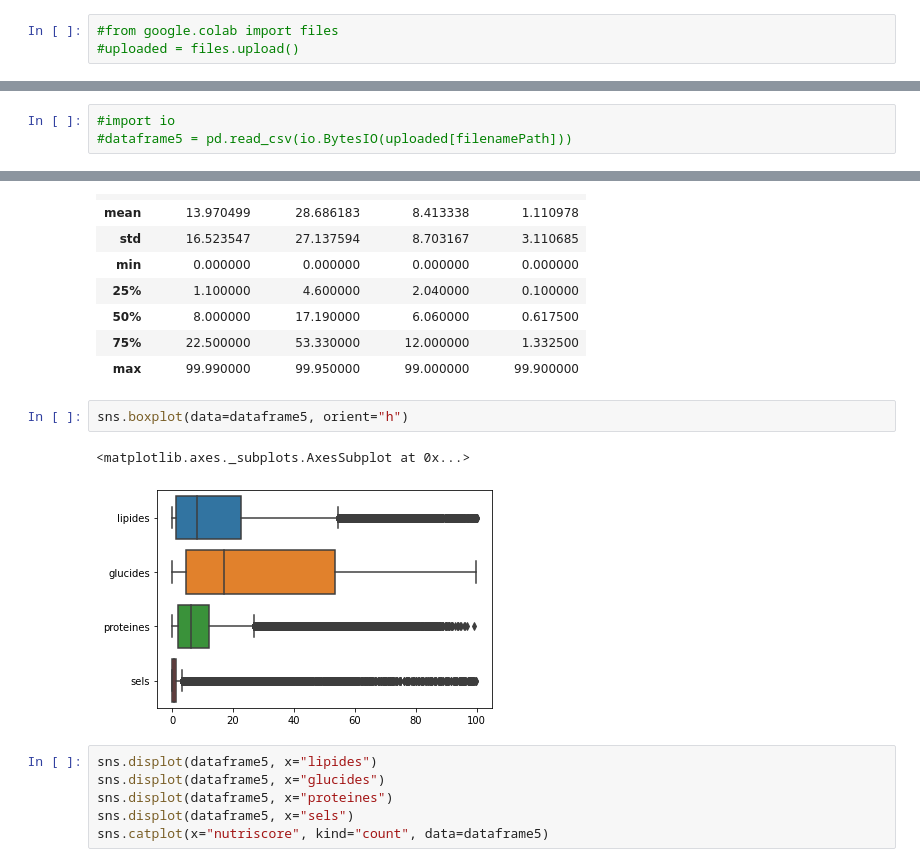
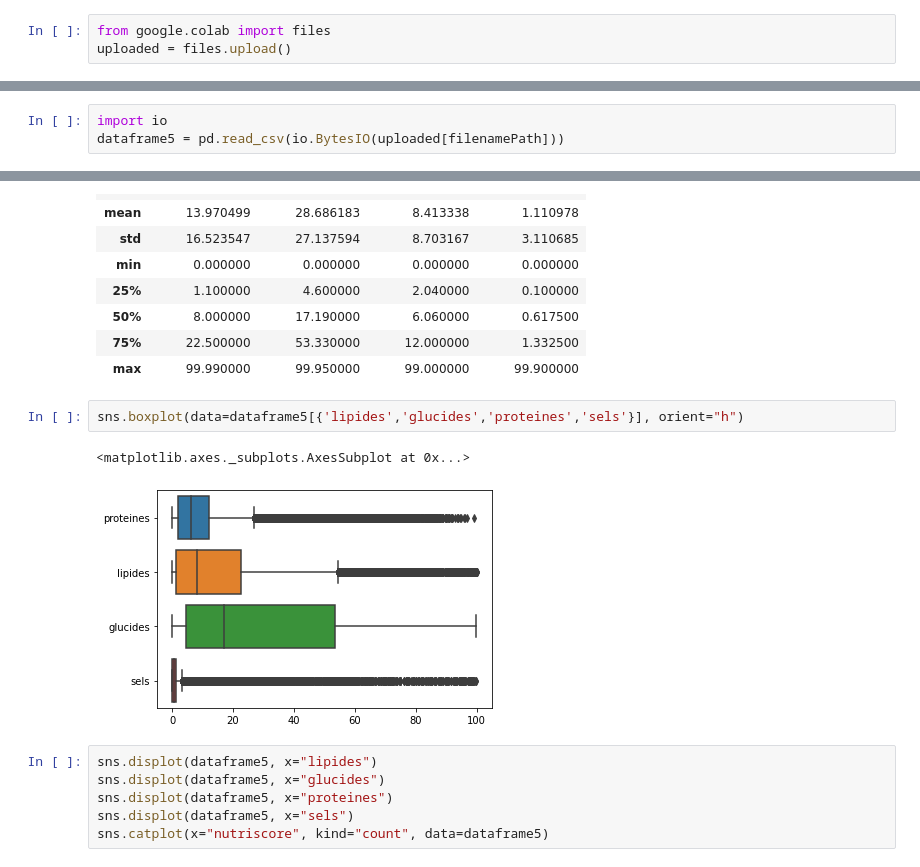
Before and after one commit to Loridan/openclassrooms-iml-projects, a Jupyter notebook: project2/P02_02_notebook_exploration.ipynb, the cells around one changed output, grey strips where cells are left out. Cells and saved outputs as stored; diff of their text form.

```diff
--- a/project2/P02_02_notebook_exploration.ipynb
+++ b/project2/P02_02_notebook_exploration.ipynb
@@ -15,12 +16,12 @@ dataframe5 = pd.read_csv(filenamePath)
 # %%
-#from google.colab import files
-#uploaded = files.upload()
+from google.colab import files
+uploaded = files.upload()
 # %% [output]
 [interactive output not drawn]
 Saving en.openfoodfacts.org.products-df5.csv to en.openfoodfacts.org.products-df5.csv
 # %%
-#import io
-#dataframe5 = pd.read_csv(io.BytesIO(uploaded[filenamePath]))
+import io
+dataframe5 = pd.read_csv(io.BytesIO(uploaded[filenamePath]))
 # %%
 dataframe5.describe()
 # %% [output]
@@ -34,10 +35,10 @@ dataframe5.describe()
 | 75% | 22.500000 | 53.330000 | 12.000000 | 1.332500 |
 | max | 99.990000 | 99.950000 | 99.000000 | 99.900000 |
 # %%
-sns.boxplot(data=dataframe5, orient="h")
+sns.boxplot(data=dataframe5[{'lipides','glucides','proteines','sels'}], orient="h")
 # %% [output]
 <matplotlib.axes._subplots.AxesSubplot at 0x...>
-[figure, old version]
+[figure, new version]
 # %%
 sns.displot(dataframe5, x="lipides")
 sns.displot(dataframe5, x="glucides")
```
Also changed, not shown: parts of 9 cells of this notebook.
